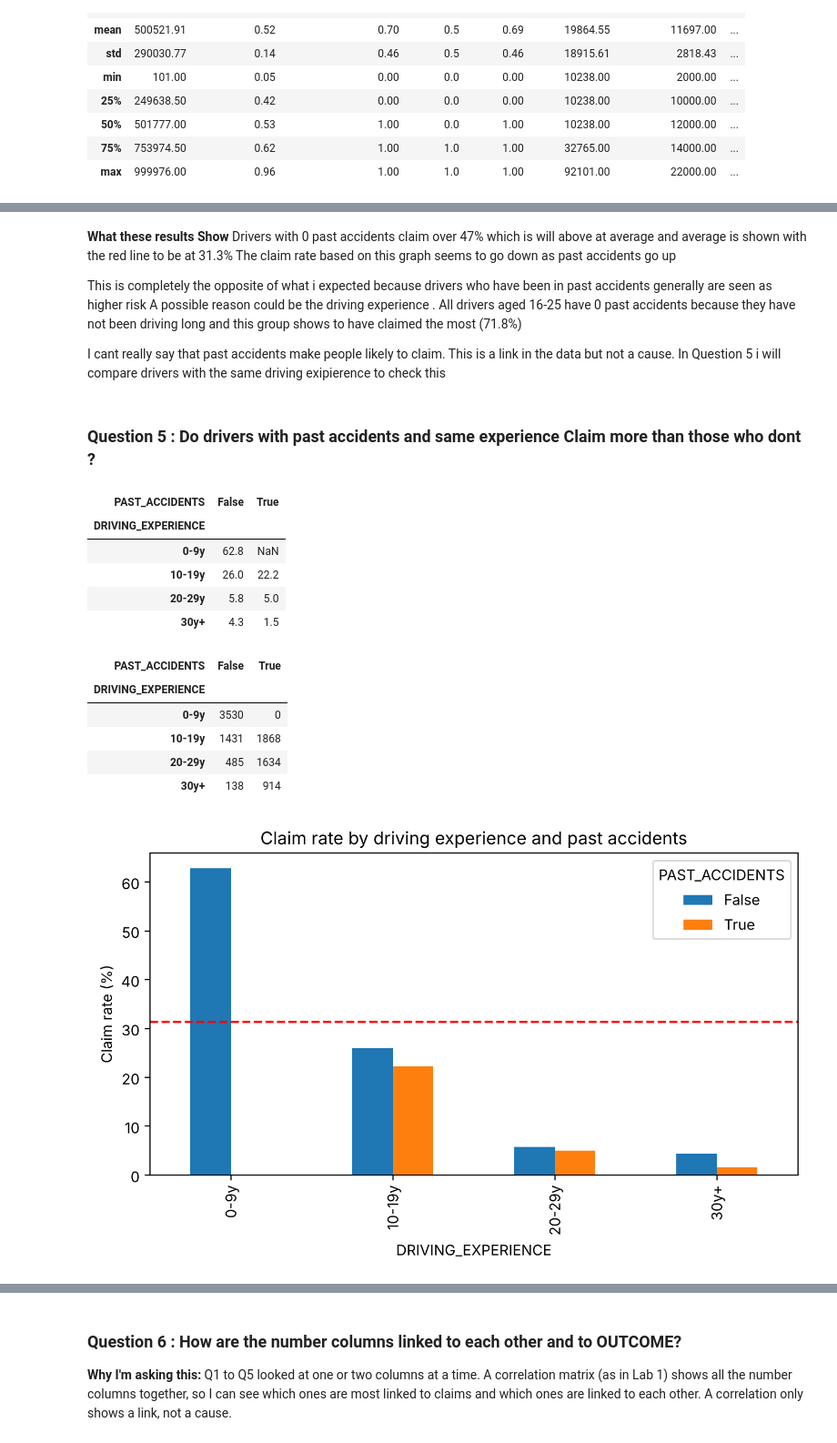
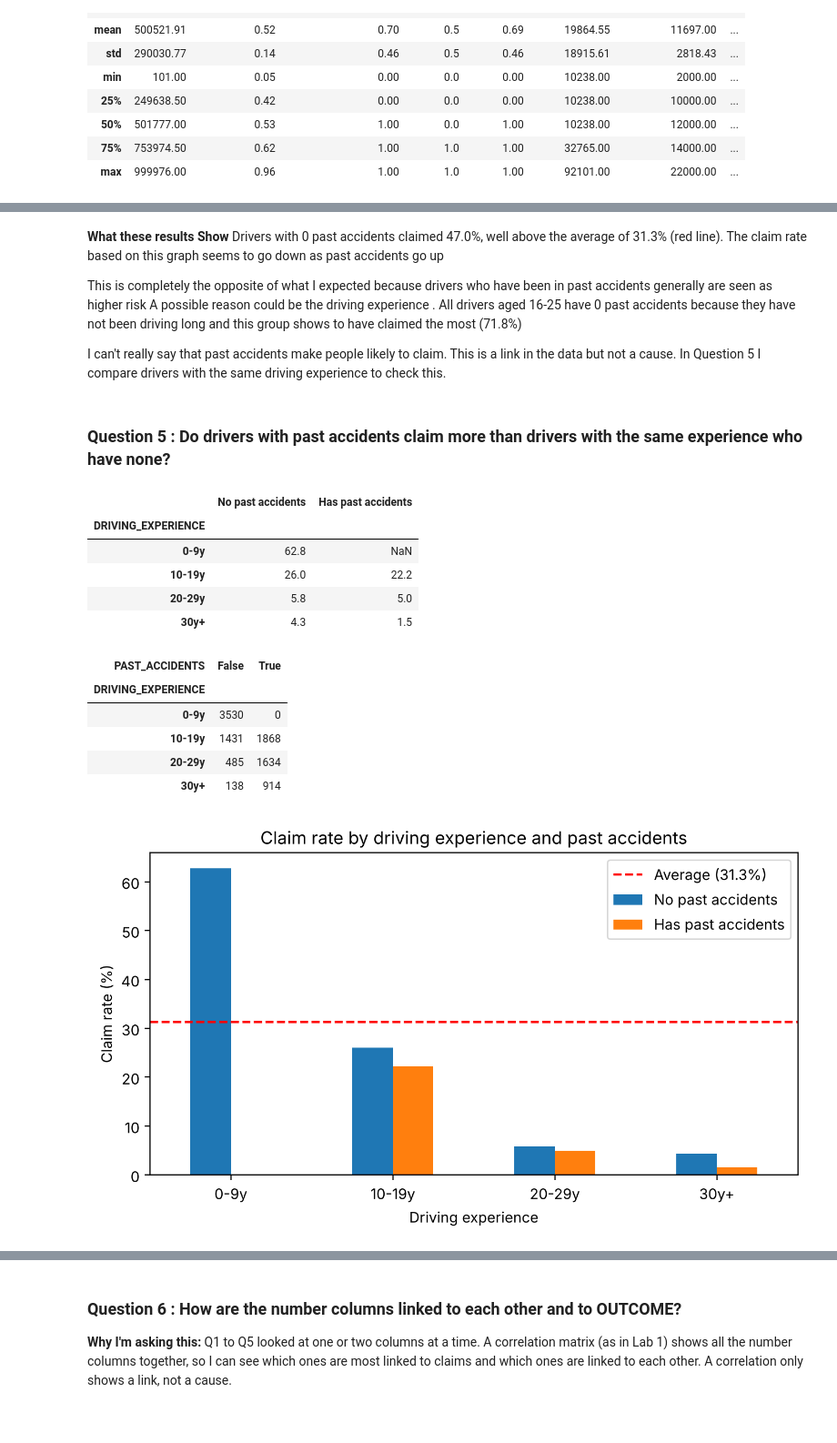
Before and after one commit to EronBaftjari/CA2_DataAnalytics, a Jupyter notebook: notebooks/T00253602_Baftjari_CA2_Notebook.ipynb, the cells around one changed output, grey strips where cells are left out. Shown at 91% size. Saved outputs shown, nothing was run; the diff lists cells and outputs as text; code cells hidden in the pictures.

```diff
--- a/notebooks/T00253602_Baftjari_CA2_Notebook.ipynb
+++ b/notebooks/T00253602_Baftjari_CA2_Notebook.ipynb
@@ -457,45 +462,48 @@ Name: count, dtype: int64
 # %% [markdown]
 **What these results Show**
-Drivers with 0 past accidents claim over 47% which is will above at average and average is shown with the red line to be at 31.3%
+Drivers with 0 past accidents claimed 47.0%, well above the average of 31.3% (red line).
 The claim rate based on this graph seems to go down as past accidents go up
 
-This is completely the opposite of what i expected because drivers who have been in past accidents generally are seen as higher risk
+This is completely the opposite of what I expected because drivers who have been in past accidents generally are seen as higher risk
 A possible reason could be the driving experience . All drivers aged 16-25 have 0 past accidents because they have not been driving long and this group shows to have claimed the most (71.8%)
 
-I cant really say that past accidents make people likely to claim. This is a link in the data but not a cause.
-In Question 5 i will compare drivers with the same driving exipierence to check this
+I can't really say that past accidents make people likely to claim. This is a link in the data but not a cause.
+In Question 5 I compare drivers with the same driving experience to check this.
 # %% [markdown]
-### Question 5 : Do drivers with past accidents and same experience Claim more than those who dont ?
+### Question 5 : Do drivers with past accidents claim more than drivers with the same experience who have none?
 # %%
 
 has_accident = df["PAST_ACCIDENTS"] > 0
 
 
 accident_table = pd.crosstab(df["DRIVING_EXPERIENCE"], has_accident,
                              values=df["OUTCOME"], aggfunc="mean") * 100
+accident_table.columns = ["No past accidents", "Has past accidents"]
 display(accident_table.round(1))
 
 
 display(pd.crosstab(df["DRIVING_EXPERIENCE"], has_accident))
 
-accident_table.plot(kind="bar", figsize=(8, 4))
-plt.axhline(overall_rate, color="red", linestyle="--")
+accident_table.plot(kind="bar", figsize=(8, 4), rot=0)
+plt.axhline(overall_rate, color="red", linestyle="--", label=f"Average ({overall_rate:.1f}%)")
+plt.xlabel("Driving experience")
 plt.ylabel("Claim rate (%)")
+plt.legend()
 plt.title("Claim rate by driving experience and past accidents")
 plt.show()
 # %% [output]
-| PAST_ACCIDENTS | False | True |
+|  | No past accidents | Has past accidents |
 | DRIVING_EXPERIENCE |  |  |
 | 0-9y | 62.8 | NaN |
 | 10-19y | 26.0 | 22.2 |
 | 20-29y | 5.8 | 5.0 |
 | 30y+ | 4.3 | 1.5 |
 | PAST_ACCIDENTS | False | True |
 | DRIVING_EXPERIENCE |  |  |
 | 0-9y | 3530 | 0 |
 | 10-19y | 1431 | 1868 |
 | 20-29y | 485 | 1634 |
 | 30y+ | 138 | 914 |
-[figure, old version]
+[figure, new version]
 # %% [markdown]
 **What these Show**
```
Also changed, not shown: parts of 32 cells of this notebook.
